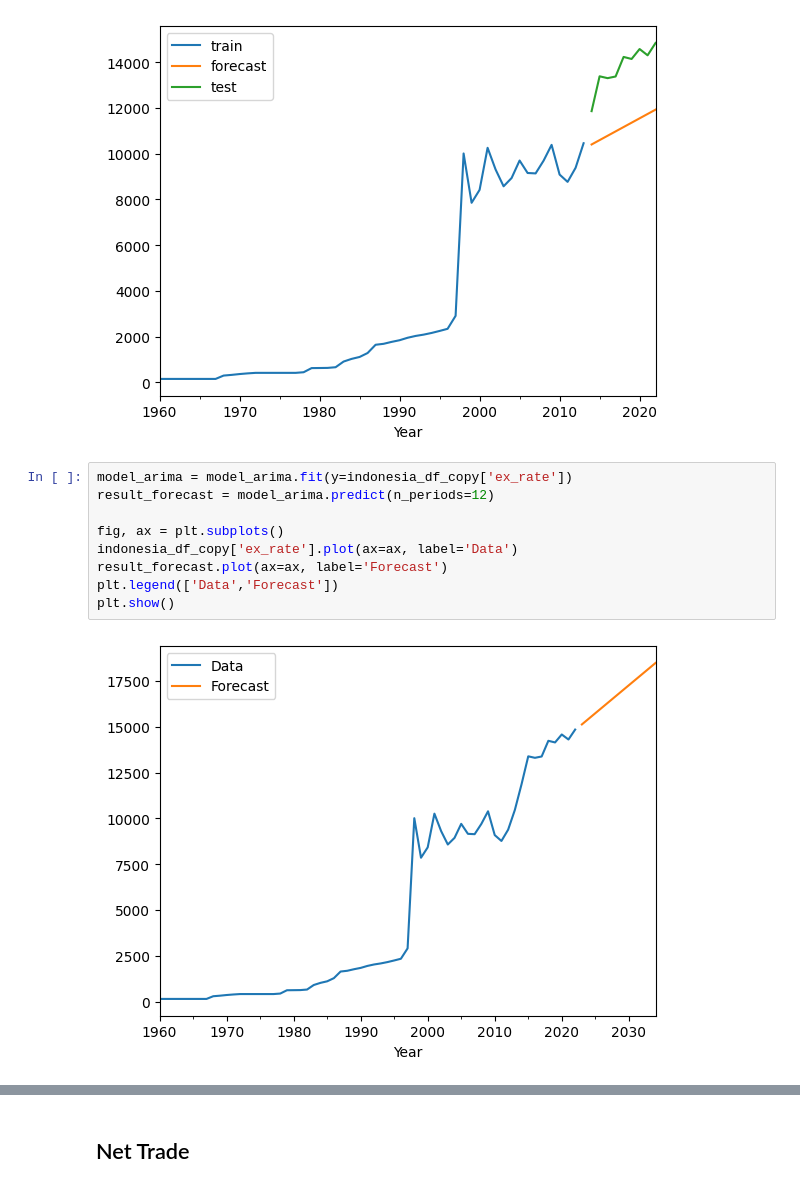
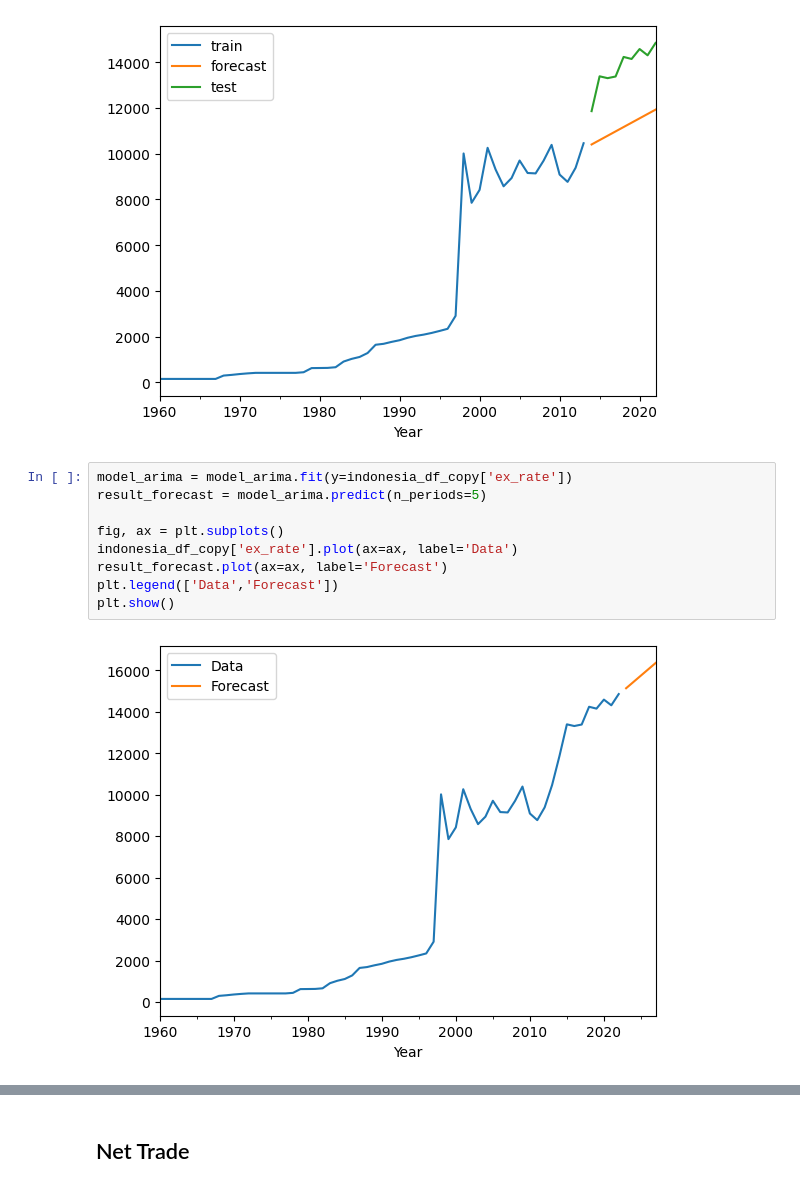
Before and after one commit to rizal-mujahiddan/Analyst_Economy_Indonesia, a Jupyter notebook: world-development-indicators-code.ipynb, the cells around one changed output, grey strips where cells are left out. Cells and saved outputs as stored; diff of their text form.

```diff
--- a/world-development-indicators-code.ipynb
+++ b/world-development-indicators-code.ipynb
@@ -1875,15 +1876,15 @@ MAPE : 0.18850566671093957
 [figure]
 # %%
 model_arima = model_arima.fit(y=indonesia_df_copy['ex_rate'])
-result_forecast = model_arima.predict(n_periods=12)
+result_forecast = model_arima.predict(n_periods=5)
 
 fig, ax = plt.subplots()
 indonesia_df_copy['ex_rate'].plot(ax=ax, label='Data')
 result_forecast.plot(ax=ax, label='Forecast')
 plt.legend(['Data','Forecast'])
 plt.show()
 # %% [output]
-[figure, old version]
+[figure, new version]
 # %%
 model_arima.summary()
 # %% [output]
```
Also changed, not shown: parts of 28 cells of this notebook.
